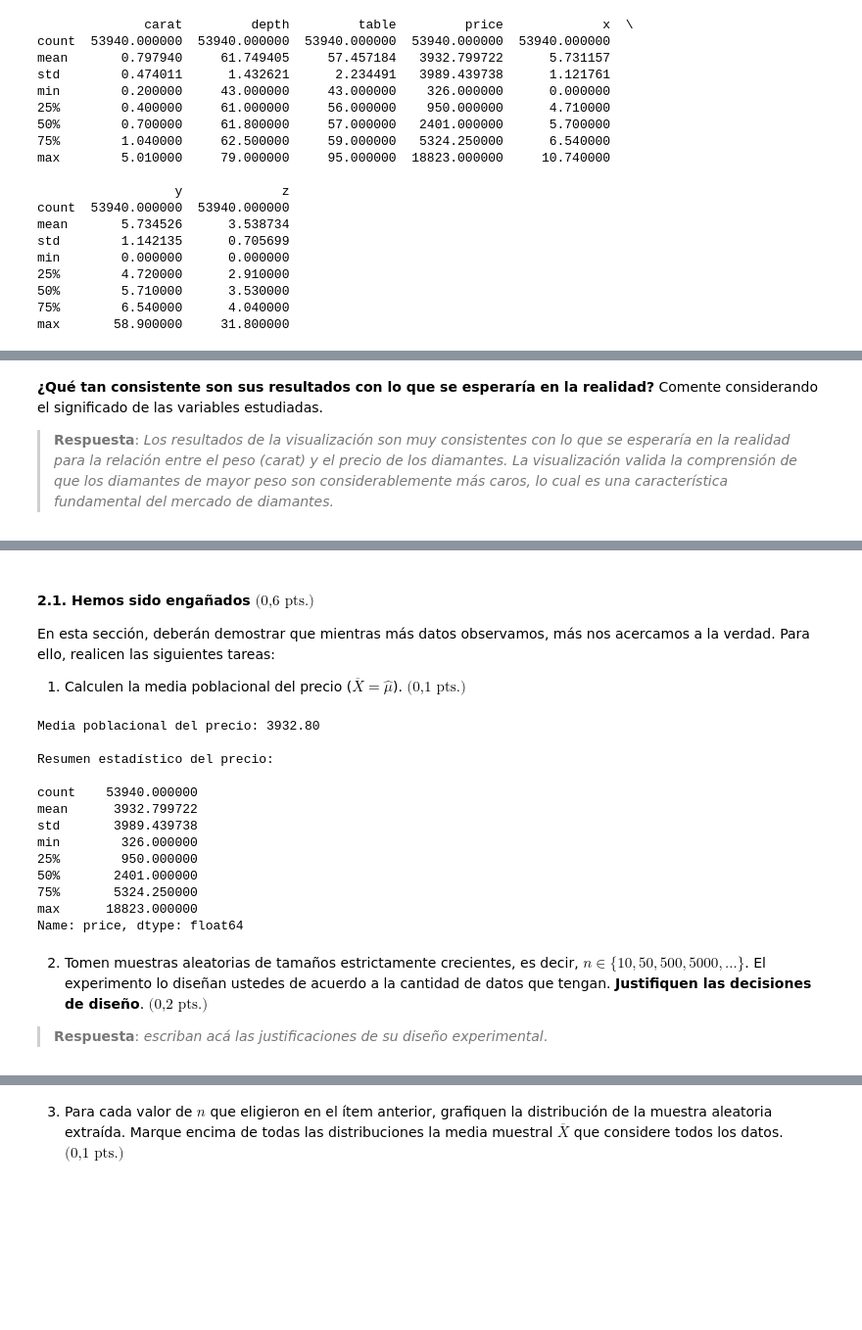
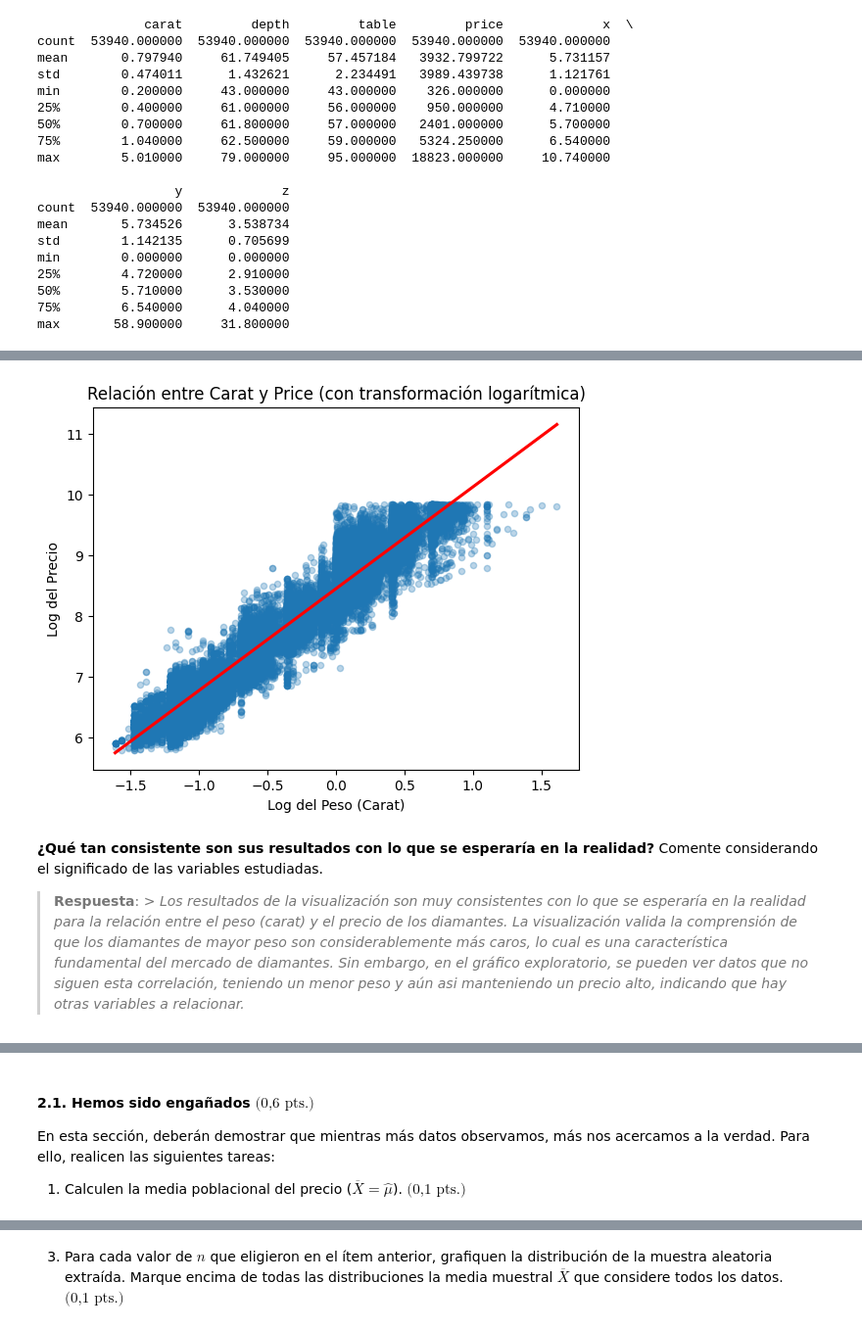
Before and after one commit to aarikuromaru-eng/cursoedv-tarea1-equipo22, a Jupyter notebook: tareaedv.ipynb, the cells around one changed output, grey strips where cells are left out. Shown at 98% size. Drawn from its saved outputs; the diff is of its cells as text; code cells hidden in the pictures; blank space fills up the shorter version.

```diff
--- a/tareaedv.ipynb
+++ b/tareaedv.ipynb
@@ -144,7 +159,18 @@ plt.show()
+# %%
+import matplotlib.pyplot as plt
+import numpy as np
+
+sns.regplot(x=np.log(data_diamantes['carat']), y=np.log(data_diamantes['price']), scatter_kws={'alpha':0.3, 's':20}, line_kws={'color':'red'}, data=data_diamantes)
+plt.title('Relación entre Carat y Price (con transformación logarítmica)')
+plt.xlabel('Log del Peso (Carat)')
+plt.ylabel('Log del Precio')
+plt.show()
+# %% [output]
+[figure, added]
 # %% [markdown]
 **¿Qué tan consistente son sus resultados con lo que se esperaría en la realidad?** Comente considerando el significado de las variables estudiadas.
 
-> **Respuesta**: *Los resultados de la visualización son muy consistentes con lo que se esperaría en la realidad para la relación entre el peso (carat) y el precio de los diamantes. La visualización valida la comprensión de que los diamantes de mayor peso son considerablemente más caros, lo cual es una característica fundamental del mercado de diamantes.*
+> **Respuesta**: *> Los resultados de la visualización son muy consistentes con lo que se esperaría en la realidad para la relación entre el peso (carat) y el precio de los diamantes. La visualización valida la comprensión de que los diamantes de mayor peso son considerablemente más caros, lo cual es una característica fundamental del mercado de diamantes. Sin embargo, en el gráfico exploratorio, se pueden ver datos que no siguen esta correlación, teniendo un menor peso y aún asi manteniendo un precio alto, indicando que hay otras variables a relacionar.*
 # %% [markdown]
 ### 2. Pensando como un estadístico $\textbf{(1,5 pts.)}$
 
@@ -157,32 +183,3 @@ Entramos a otro nivel, y no es un error. Confíen en las leyes de la estadístic
 En esta sección, deberán demostrar que mientras más datos observamos, más nos acercamos a la verdad. Para ello, realicen las siguientes tareas:
 
 1. Calculen la media poblacional del precio ($\overline{X} = \hat{\mu}$). $\textrm{(0,1 pts.)}$
-# %%
-import seaborn as sns
-import pandas as pd
-
-diamonds = sns.load_dataset("diamonds")
-
-population_mean_price = diamonds["price"].mean()
-print(f"Media poblacional del precio: {population_mean_price:.2f}")
-
-print("\nResumen estadístico del precio:\n")
-print(diamonds["price"].describe())
-# %% [output]
-Media poblacional del precio: 3932.80
-
-Resumen estadístico del precio:
-
-count    53940.000000
-mean      3932.799722
-std       3989.439738
-min        326.000000
-25%        950.000000
-50%       2401.000000
-75%       5324.250000
-max      18823.000000
-Name: price, dtype: float64
-# %% [markdown]
-2. Tomen muestras aleatorias de tamaños estrictamente crecientes, es decir, $n \in \{10, 50, 500, 5000, \dots\}$. El experimento lo diseñan ustedes de acuerdo a la cantidad de datos que tengan. **Justifiquen las decisiones de diseño**. $\textrm{(0,2 pts.)}$
-
-> **Respuesta**: *escriban acá las justificaciones de su diseño experimental*.
```
Also changed, not shown: parts of 25 cells of this notebook.
